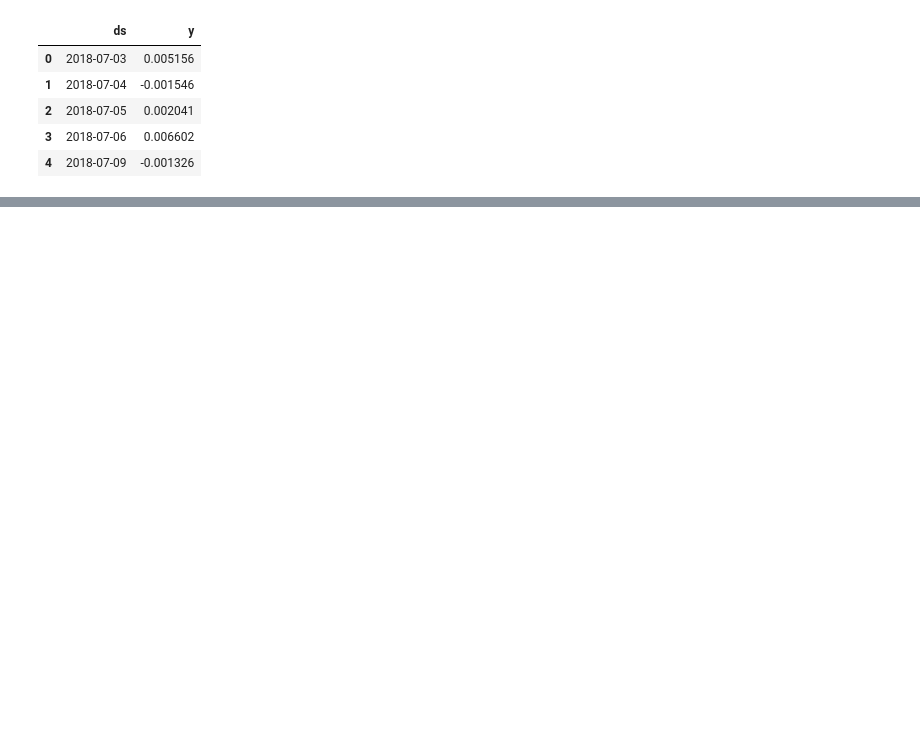
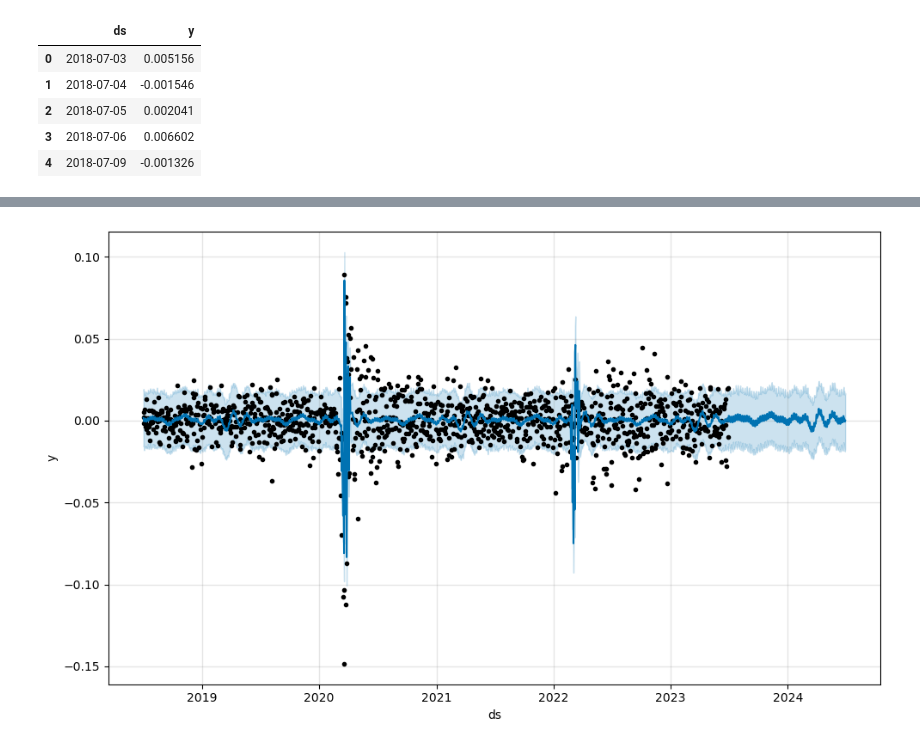
Before and after one commit to DGLewiss/Repo-Practice, a Jupyter notebook: yfinance.ipynb, the cells around one changed output, grey strips where cells are left out. Drawn from its saved outputs; the diff is of its cells as text; code cells hidden in the pictures; blank space fills up the shorter version.

```diff
--- a/yfinance.ipynb
+++ b/yfinance.ipynb
@@ -242,0 +277,12 @@ forecast = m.predict(future)
+# %%
+## What if the shock was defined as four weeks.
+
+events_4_weeks = pd.DataFrame({
+  'holiday': 'event_name',
+  'ds': pd.to_datetime(['2020-03-11', '2022-02-24']),  # Dates of the events
+  'lower_window': 0,
+  'upper_window': 27,  # 4 weeks = 28 days, but since the day of the shock is included, we set the upper window to 27.
+})
+# %%
+model_4_weeks = Prophet(holidays=events_4_weeks)
+model_4_weeks.fit(prophet_axpj_df)
@@ -242,0 +303,8 @@ forecast = m.predict(future)
+# %%
+## Let's project forward 10 years
+future_4_weeks = model_4_weeks.make_future_dataframe(periods=10)
+forecast_4_weeks = model_4_weeks.predict(future_4_weeks)
+# %%
+fig1_4_weeks = model_4_weeks.plot(forecast_4_weeks)
+# %% [output]
+[figure, added]
```
Also changed, not shown: parts of 18 cells of this notebook.
